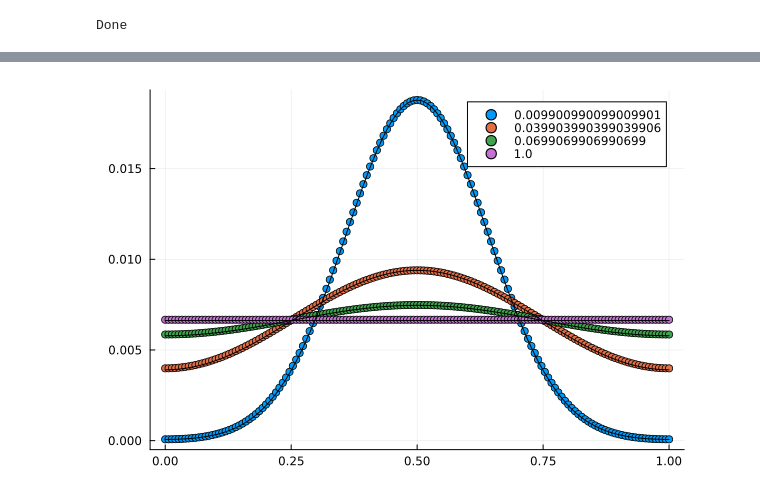
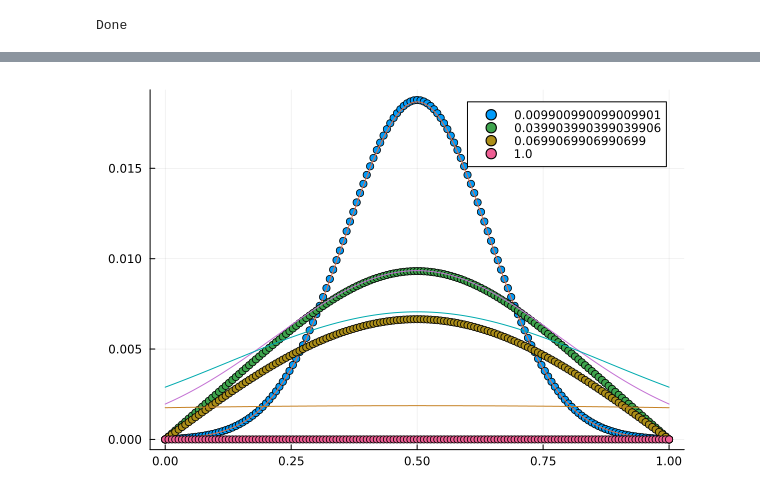
Before and after one commit to emilssp/Computational_Physics_v24, a Jupyter notebook: Diffusion_Waves_Shock/main.ipynb, the cells around one changed output, grey strips where cells are left out. Drawn from its saved outputs; the diff is of its cells as text; code cells hidden in the pictures.

Commit message:
added plotting loop function

```diff
--- a/Diffusion_Waves_Shock/main.ipynb
+++ b/Diffusion_Waves_Shock/main.ipynb
@@ -110,0 +109,13 @@ unbounded (generic function with 1 method)
+# %%
+
+
+function plot_array(vals_CN, vals_an, time_arr, x)
+    plt = plot()
+    for time in time_arr
+        scatter!(x,vals_CN[round(Int, time/dt),:], label = t[round(Int, time/dt)])
+        plot!(x,vals_an[round(Int, time/dt),:], label = "")#t[round(Int, time/dt)])
+    end
+    scatter!(x,vals_CN[end,:], label = t[end])
+    plot!(x,vals_an[end,:], label = "")#t[round(Int, time/dt)])
+    return plt
+end
@@ -171,12 +144,4 @@ plot!(x, u_an_absorbing[end, :], label = t[end])
-# %%
-plot(scatter(x,u_res_reflecting[round(Int, 0.01/dt)], label = t[round(Int, 0.01/dt)]))
-plot!(scatter!(x,u_res_reflecting[round(Int, 0.04/dt)], label = t[round(Int, 0.04/dt)]))
-plot!(scatter!(x,u_res_reflecting[round(Int, 0.07/dt)], label = t[round(Int, 0.07/dt)]))
-plot!(scatter!(x,u_res_reflecting[round(Int, 1/dt)], label = t[round(Int, 1/dt)]))
-
-plot!(x, u_an_reflecting[round(Int, 0.01/dt), :], label = "", color = "black")
-plot!(x, u_an_reflecting[round(Int, 0.04/dt), :], label = "",color = "black")
-plot!(x, u_an_reflecting[round(Int, 0.07/dt), :], label = "",color = "black")
-plot!(x, u_an_reflecting[round(Int, 1/dt), :], label = "",color = "black")
-# %% [output]
-[figure, removed]
+# %%
+plot_array(u_res_absorbing, u_an_unbounded, [0.01,0.04,0.07],x )
+# %% [output]
+[figure, added]
```
Also changed, not shown: parts of 9 cells of this notebook.
